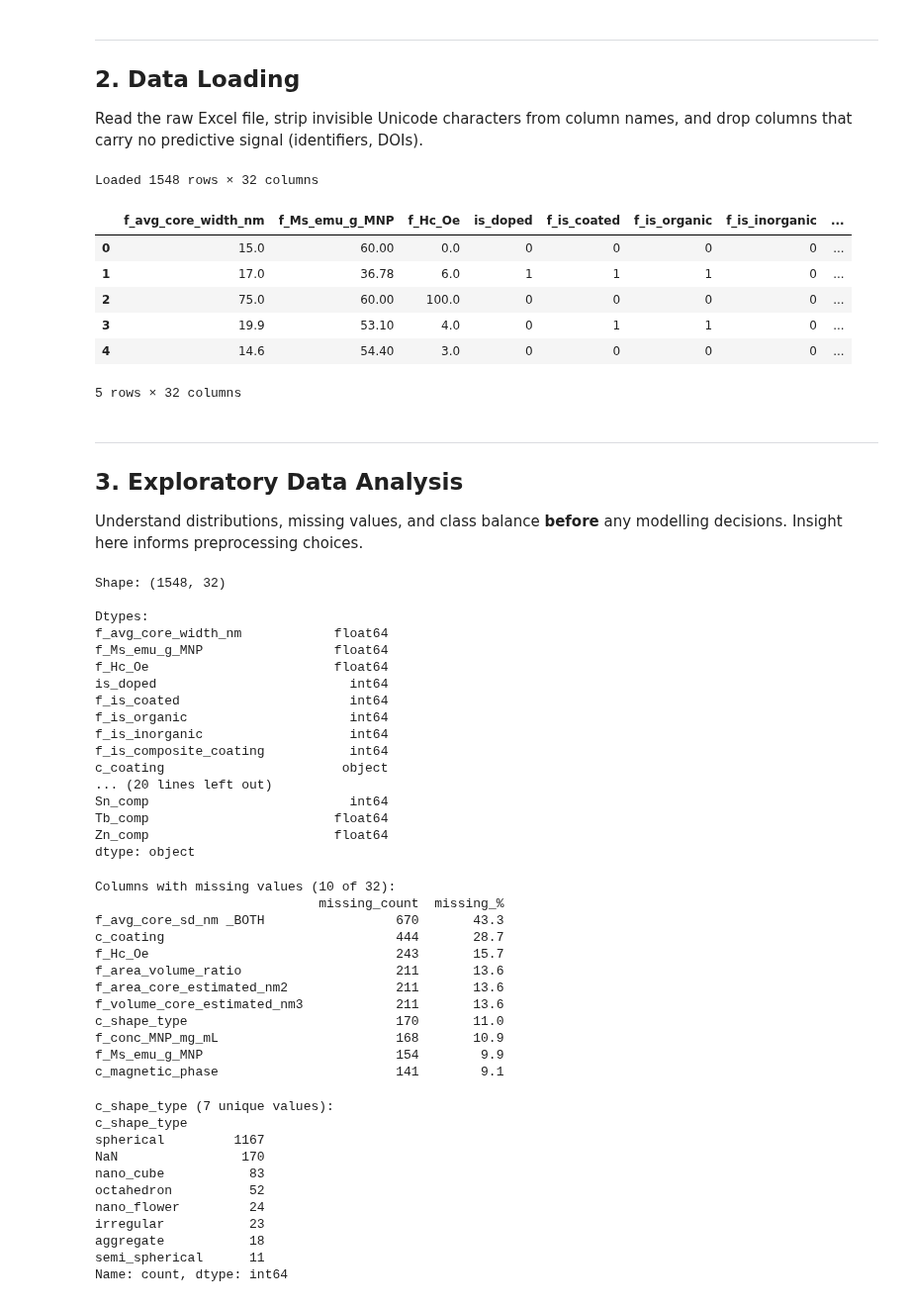
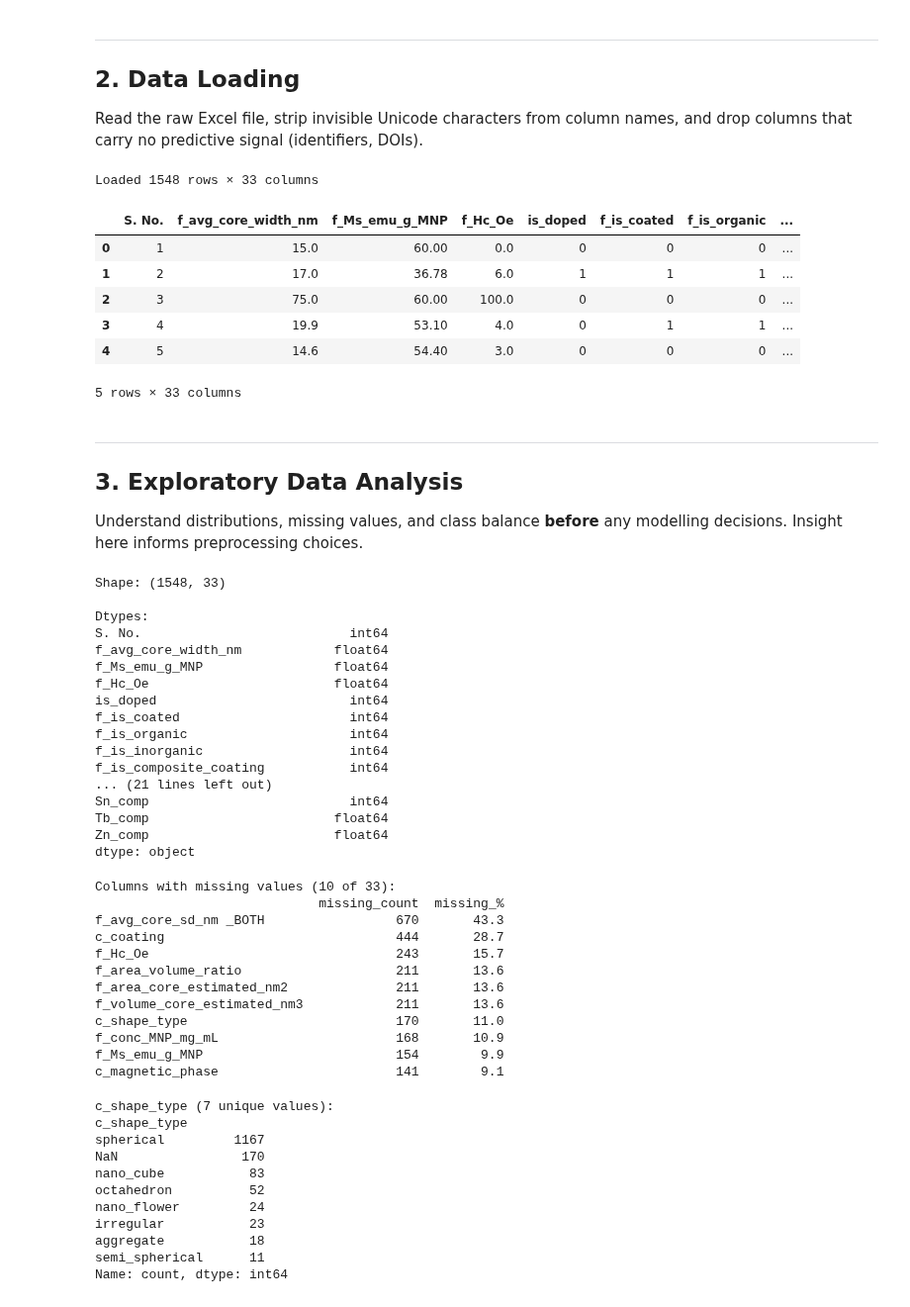
Before and after one commit to khub-crystalparadigm/magnetic_hyperthermia, a Jupyter notebook: Retrospective Analysis/hyperthermia-retro.ipynb, the cells around one changed output. Shown at 99% size. Cells and saved outputs as stored; diff of their text form; code cells hidden in the pictures.

```diff
--- a/tabpfn_workflow_git.ipynb
+++ b/Retrospective Analysis/hyperthermia-retro.ipynb
@@ -65,31 +66,31 @@ Read the raw Excel file, strip invisible Unicode characters from column names, a
 # %%
 def clean_column_names(df: pd.DataFrame) -> pd.DataFrame:
     df = df.copy()
     df.columns = [
         c.replace('\ufeff', '').replace('\u200b', '').strip()
         for c in df.columns
     ]
     return df
 
 
-df_raw = pd.read_excel("Final.xlsx")
+df_raw = pd.read_excel("/kaggle/input/datasets/magneticmaterials/hyperthermia/Final.xlsx")
 df_raw = clean_column_names(df_raw)
 
 # Drop identifier/non-feature columns that exist in this dataset
 cols_to_drop = [c for c in DROP_COLS if c in df_raw.columns]
 df = df_raw.drop(columns=cols_to_drop)
 
 print(f"Loaded {df.shape[0]} rows × {df.shape[1]} columns")
 df.head()
 # %% [output]
-Loaded 1548 rows × 32 columns
+Loaded 1548 rows × 33 columns
-|  | f_avg_core_width_nm | f_Ms_emu_g_MNP | f_Hc_Oe | is_doped | f_is_coated | f_is_organic | f_is_inorganic | ... |
-| 0 | 15.0 | 60.00 | 0.0 | 0 | 0 | 0 | 0 | ... |
-| 1 | 17.0 | 36.78 | 6.0 | 1 | 1 | 1 | 0 | ... |
-| 2 | 75.0 | 60.00 | 100.0 | 0 | 0 | 0 | 0 | ... |
-| 3 | 19.9 | 53.10 | 4.0 | 0 | 1 | 1 | 0 | ... |
-| 4 | 14.6 | 54.40 | 3.0 | 0 | 0 | 0 | 0 | ... |
+|  | S. No. | f_avg_core_width_nm | f_Ms_emu_g_MNP | f_Hc_Oe | is_doped | f_is_coated | f_is_organic | ... |
+| 0 | 1 | 15.0 | 60.00 | 0.0 | 0 | 0 | 0 | ... |
+| 1 | 2 | 17.0 | 36.78 | 6.0 | 1 | 1 | 1 | ... |
+| 2 | 3 | 75.0 | 60.00 | 100.0 | 0 | 0 | 0 | ... |
+| 3 | 4 | 19.9 | 53.10 | 4.0 | 0 | 1 | 1 | ... |
+| 4 | 5 | 14.6 | 54.40 | 3.0 | 0 | 0 | 0 | ... |
-5 rows × 32 columns
+5 rows × 33 columns
 # %% [markdown]
 ---
 ## 3. Exploratory Data Analysis
@@ -101,9 +102,10 @@ print("Shape:", df.shape)
 print("\nDtypes:")
 print(df.dtypes)
 # %% [output]
-Shape: (1548, 32)
+Shape: (1548, 33)
 
 Dtypes:
+S. No.                           int64
 f_avg_core_width_nm            float64
 f_Ms_emu_g_MNP                 float64
 f_Hc_Oe                        float64
@@ -112,8 +114,7 @@ f_is_coated                      int64
 f_is_organic                     int64
 f_is_inorganic                   int64
 f_is_composite_coating           int64
-c_coating                       object
-... (20 lines left out)
+... (21 lines left out)
 Sn_comp                          int64
 Tb_comp                        float64
 Zn_comp                        float64
@@ -127,7 +128,7 @@ missing_df = missing_df[missing_df['missing_count'] > 0].sort_values('missing_%'
 print(f"Columns with missing values ({len(missing_df)} of {df.shape[1]}):")
 print(missing_df)
 # %% [output]
-Columns with missing values (10 of 32):
+Columns with missing values (10 of 33):
                              missing_count  missing_%
 f_avg_core_sd_nm _BOTH                 670       43.3
 c_coating                              444       28.7
```
Also changed, not shown: parts of 23 cells of this notebook, 56 other files.
